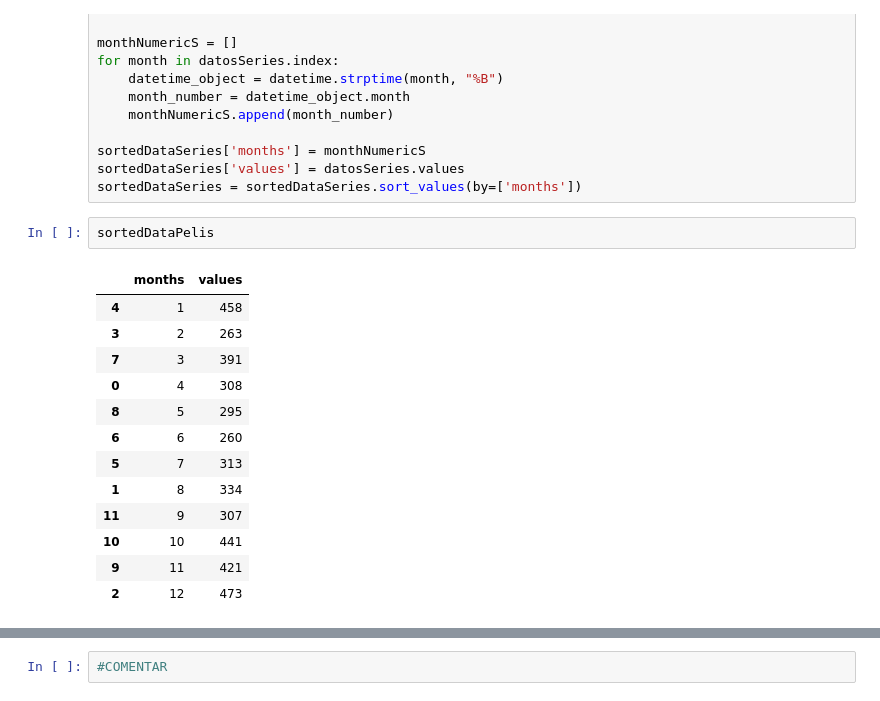
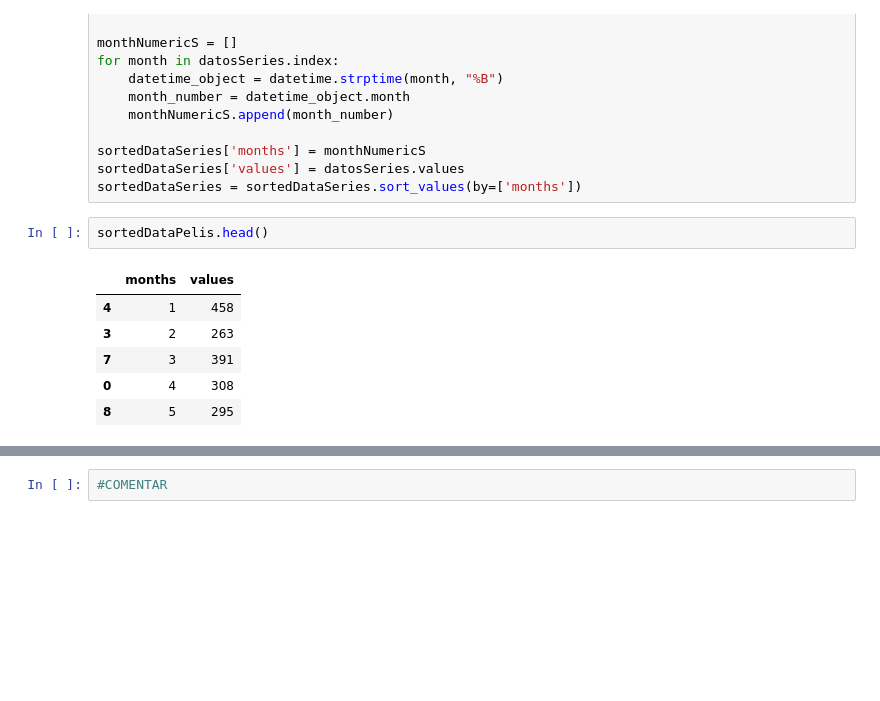
Before and after one commit to Jotivirix/Datamining_UFV, a Jupyter notebook: Lab1/entregable2/Lab1-Entregable2.ipynb, the cells around one changed output, grey strips where cells are left out. Saved outputs shown, nothing was run; the diff lists cells and outputs as text; blank space fills up the shorter version.

```diff
--- a/Lab1/entregable2/Lab1-Entregable2.ipynb
+++ b/Lab1/entregable2/Lab1-Entregable2.ipynb
@@ -486,19 +485,12 @@ sortedDataSeries['months'] = monthNumericS
 sortedDataSeries['values'] = datosSeries.values
 sortedDataSeries = sortedDataSeries.sort_values(by=['months'])
 # %%
-sortedDataPelis
+sortedDataPelis.head()
 # %% [output]
 |  | months | values |
 | 4 | 1 | 458 |
 | 3 | 2 | 263 |
 | 7 | 3 | 391 |
 | 0 | 4 | 308 |
 | 8 | 5 | 295 |
-| 6 | 6 | 260 |
-| 5 | 7 | 313 |
-| 1 | 8 | 334 |
-| 11 | 9 | 307 |
-| 10 | 10 | 441 |
-| 9 | 11 | 421 |
-| 2 | 12 | 473 |
 # %%
```
Also changed, not shown: parts of 5 cells of this notebook, 5 other files.
